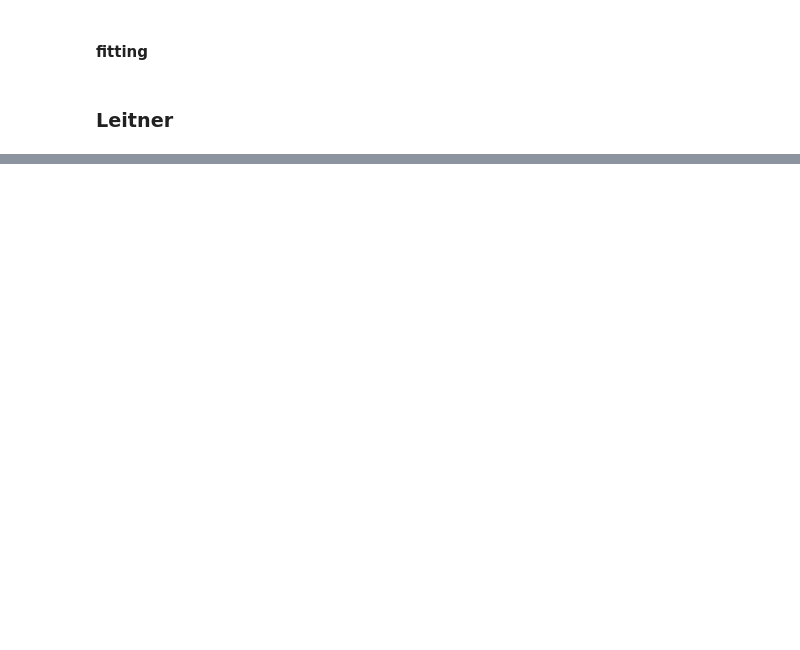
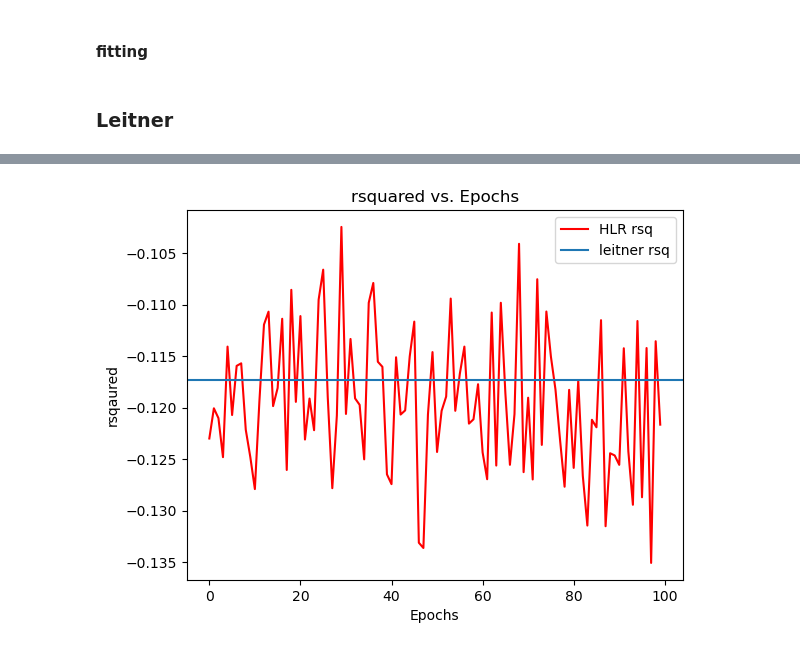
Before and after one commit to project-palooza/spaced_repetition, a Jupyter notebook: v0.ipynb, the cells around one changed output, grey strips where cells are left out. Saved outputs shown, nothing was run; the diff lists cells and outputs as text; code cells hidden in the pictures; blank space fills up the shorter version.

```diff
--- a/v0.ipynb
+++ b/v0.ipynb
@@ -203,26 +279,2 @@ from utils import (mean_absolute_percentage_error,
-# %%
-metrics = {"epoch:"[],
-           "batch":
-           "training loss":[],
-           ""}
-metrics[]
-for epoch in range(num_epochs):
-    model.train()
-
-    epoch_loss = 0.0
-    for batch_x, batch_p, batch_h, batch_delta in dataloader:
-        h_hat = model.forward(batch_x)
-        p_hat = model.prediction(h_hat, batch_delta)
-
-        loss = model.loss(batch_p, p_hat, batch_h, h_hat)
-        # metrics
-        mape = mean_absolute_percentage_error
-        epoch_loss += loss.item()
-
-        optimizer.zero_grad()
-        loss.backward()
-        optimizer.step()
-
-    avg_loss = epoch_loss / len(dataloader)
-    losses.append(avg_loss)
-    print(f'Epoch [{epoch + 1}/{num_epochs}], Loss: {avg_loss:.4f}')
+# %%
+dataloader = sr_data_loader(df,batch_size = 12000)
@@ -266,0 +349,11 @@ predicted_p_recall = model.prediction(predicted_h_hat.squeeze(),delta)
+# %%
+from utils import r_squared
+plt.plot(range(num_epochs), epoch_metrics_df['batch_training_rsq'],color = 'red',label = "HLR rsq")
+plt.axhline(y = r_squared(torch.tensor(df['p_recall']),leitner_predicted_p_recall).detach().item(),label = "leitner rsq")
+plt.xlabel('Epochs')
+plt.ylabel('rsqaured')
+plt.title('rsquared vs. Epochs')
+plt.legend()
+plt.show()
+# %% [output]
+[figure, added]
```
Also changed, not shown: parts of 23 cells of this notebook, 2 other files.
